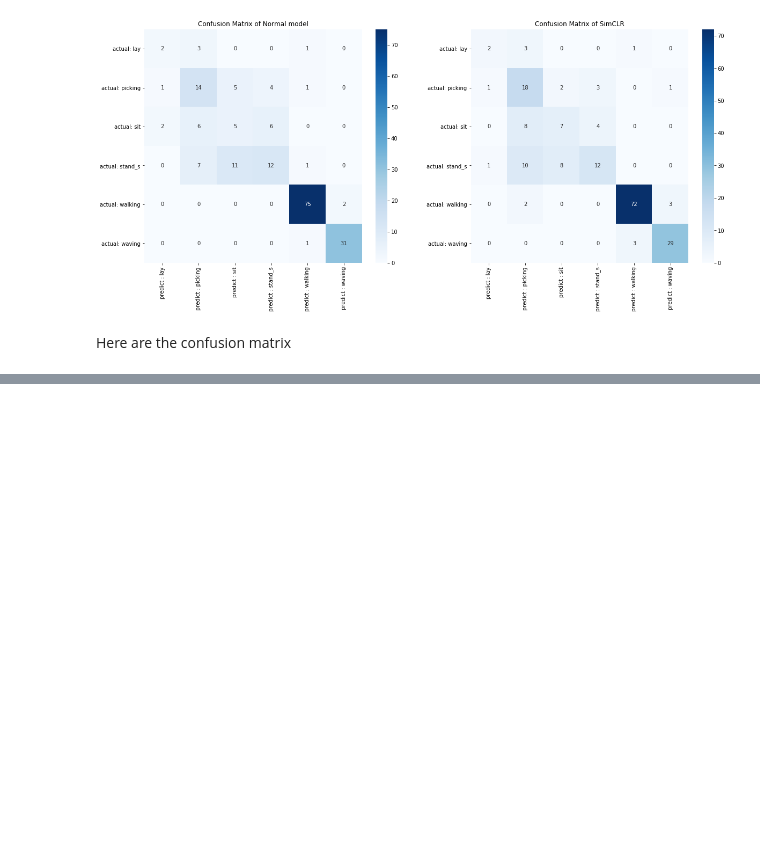
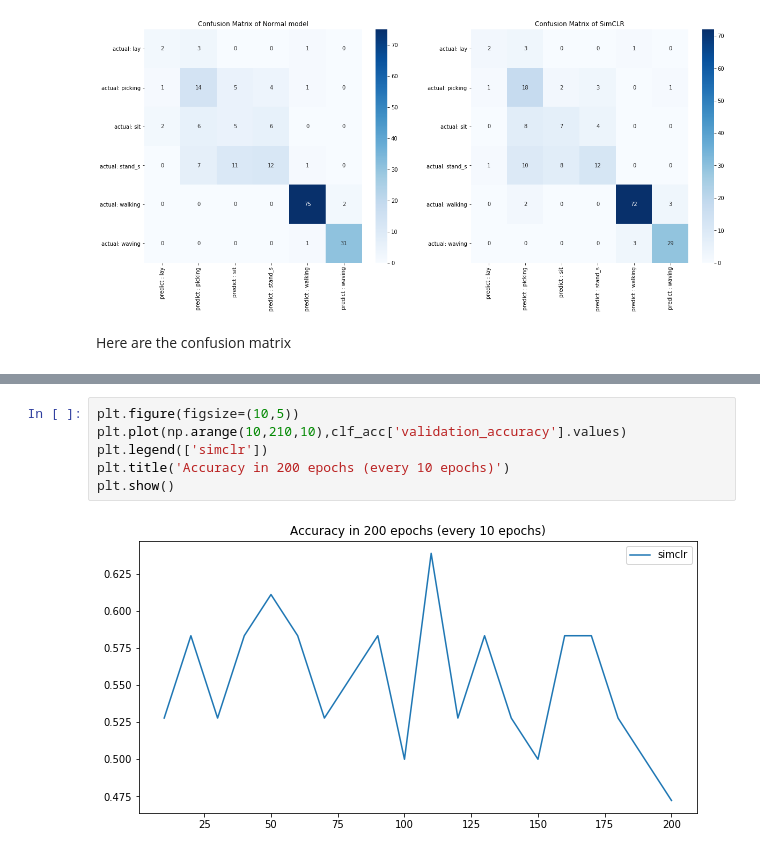
Before and after one commit to hslau44/irs_toolbox, a Jupyter notebook: Visualization.ipynb, the cells around one changed output, grey strips where cells are left out. Saved outputs shown, nothing was run; the diff lists cells and outputs as text; blank space fills up the shorter version.

```diff
--- a/Visualization.ipynb
+++ b/Visualization.ipynb
@@ -61,0 +82,8 @@ Here are the confusion matrix
+# %%
+plt.figure(figsize=(10,5))
+plt.plot(np.arange(10,210,10),clf_acc['validation_accuracy'].values)
+plt.legend(['simclr'])
+plt.title('Accuracy in 200 epochs (every 10 epochs)')
+plt.show()
+# %% [output]
+[figure, added]
```
Also changed, not shown: parts of 6 cells of this notebook.
